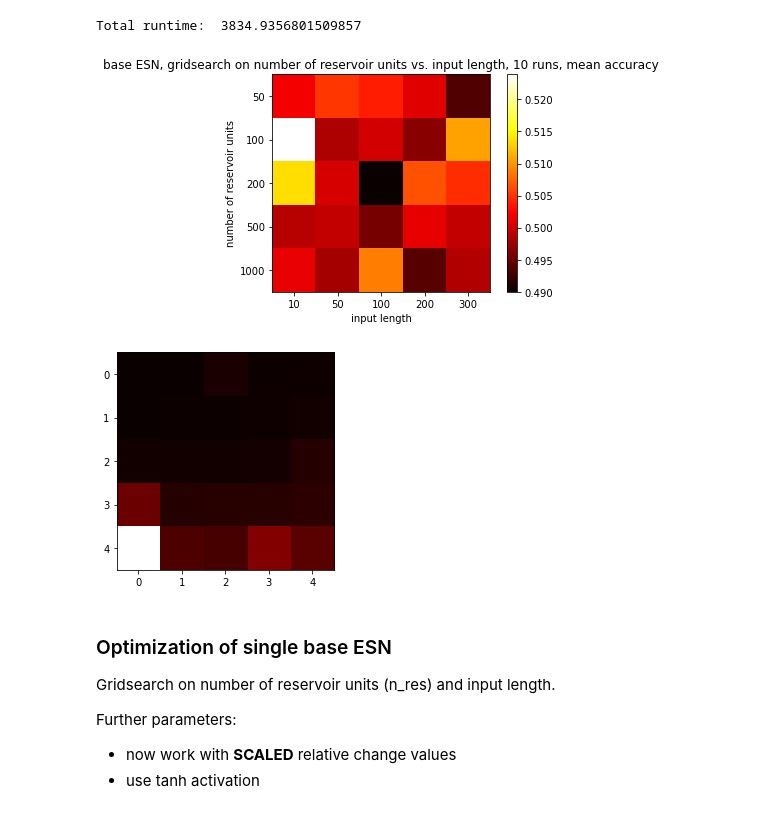
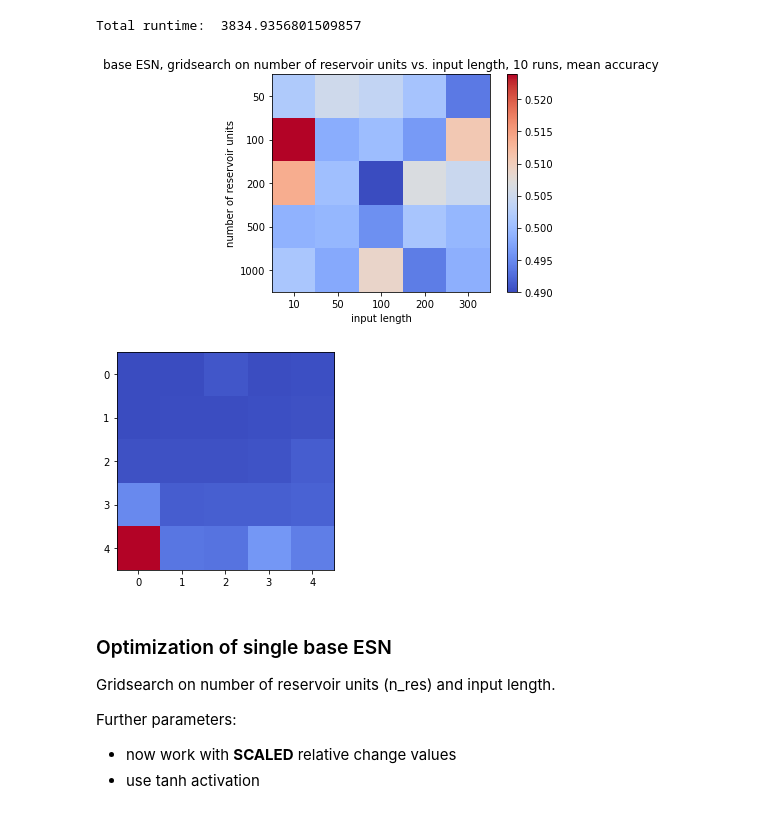
Before and after one commit to MarcoLandtHayen/EchoStateNetworks, a Jupyter notebook: notebooks/ESN_exp01.ipynb, the cells around one changed output. Saved outputs shown, nothing was run; the diff lists cells and outputs as text; code cells hidden in the pictures.

```diff
--- a/notebooks/ESN_exp01.ipynb
+++ b/notebooks/ESN_exp01.ipynb
@@ -588,7 +591,7 @@ mean_grid_accuracy = np.array([[0.5019, 0.5052, 0.5038, 0.5009, 0.4936],
        [0.4988, 0.4994, 0.4955, 0.5012, 0.4994],
        [0.5013, 0.4979, 0.5087, 0.4939, 0.4986]])
 # %%
-plt.imshow(mean_grid_accuracy, cmap='hot', interpolation='nearest')
+plt.imshow(mean_grid_accuracy, cmap='coolwarm', interpolation='nearest')
 plt.xticks(ticks=[0, 1, 2, 3, 4], labels=['10', '50', '100', '200', '300'])
 plt.yticks(ticks=[0, 1, 2, 3, 4], labels=['50', '100', '200', '500', '1000'])
 plt.title('base ESN, gridsearch on number of reservoir units vs. input length, 10 runs, mean accuracy')
@@ -597,7 +600,7 @@ plt.ylabel('number of reservoir units')
 plt.colorbar()
 plt.show()
 # %% [output]
-[figure, old version]
+[figure, new version]
 # %%
 # Saved grid search result in hard-coded manner:
 mean_grid_mae = np.array([[0.01382, 0.01394, 0.01529, 0.01421, 0.01438],
@@ -606,10 +609,10 @@ mean_grid_mae = np.array([[0.01382, 0.01394, 0.01529, 0.01421, 0.01438],
        [0.02281, 0.01628, 0.01666, 0.01663, 0.01719],
        [0.07576, 0.01991, 0.0196 , 0.02496, 0.02127]])
 # %%
-plt.imshow(mean_grid_mae, cmap='hot', interpolation='nearest')
+plt.imshow(mean_grid_mae, cmap='coolwarm', interpolation='nearest')
 plt.show()
 # %% [output]
-[figure, old version]
+[figure, new version]
 # %% [markdown]
 ### Optimization of single base ESN
 
```
Also changed, not shown: parts of 35 cells of this notebook, 2 other files.
